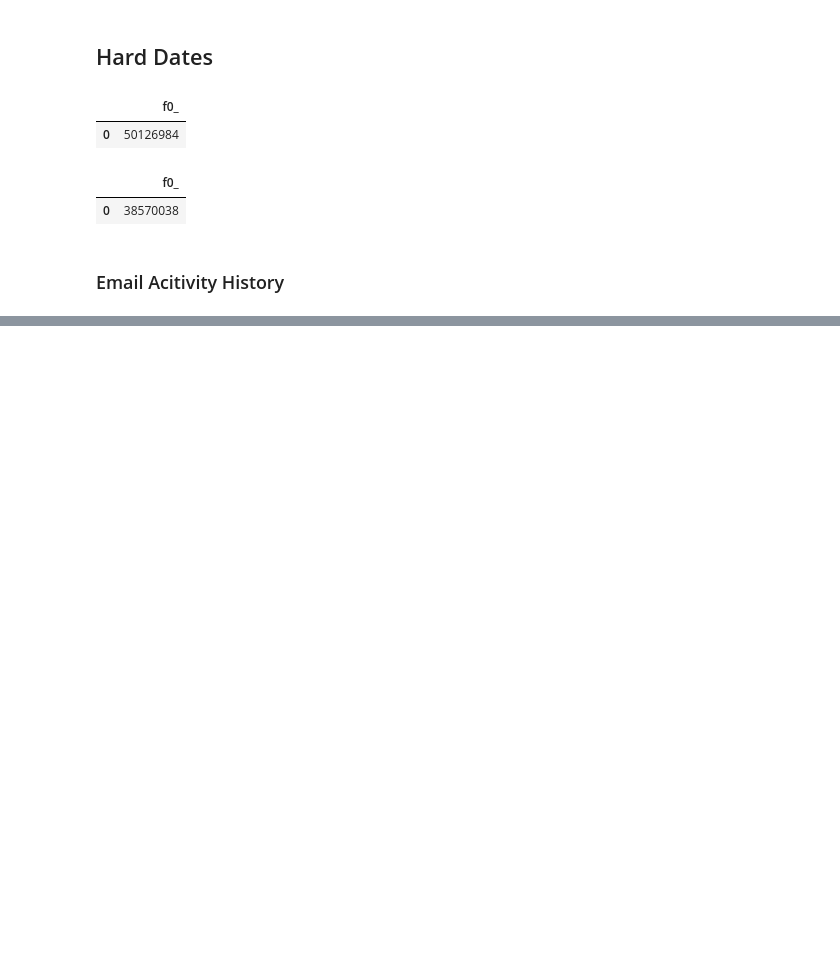
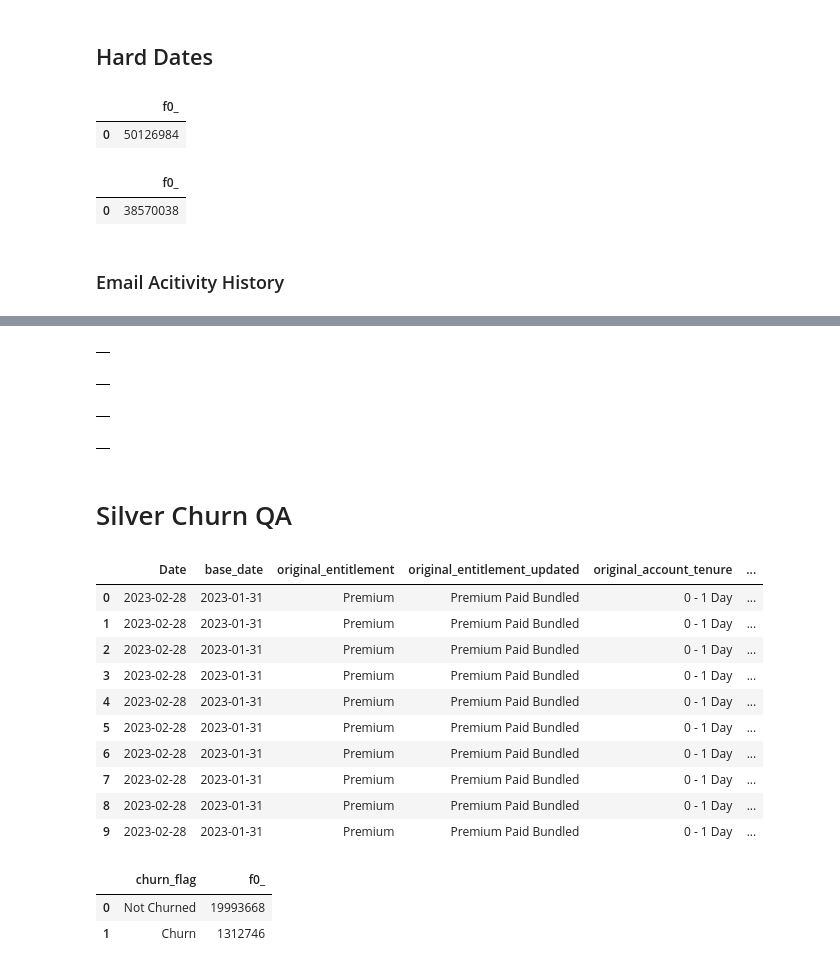
Before and after one commit to sandersli-nbc/CRM-Dashboard, a Jupyter notebook: test.ipynb, the cells around one changed output, grey strips where cells are left out. Drawn from its saved outputs; the diff is of its cells as text; code cells hidden in the pictures; blank space fills up the shorter version.

```diff
--- a/test.ipynb
+++ b/test.ipynb
@@ -806,0 +491,80 @@ select * from `nbcu-ds-sandbox-a-001.SLi_sandbox.Email_Activity_Summary` order b
+# %%
+%%bigquery --project nbcu-ds-sandbox-a-001 --params $params
+
+CREATE OR REPLACE TABLE `nbcu-ds-sandbox-a-001.SLi_sandbox.Paid_Winbacks_Denom` AS
+    SELECT  distinct adobe_tracking_id
+    FROM
+    (
+        SELECT  adobe_tracking_id
+            ,report_date
+        FROM `nbcu-ds-prod-001.PeacockDataMartSilver.SILVER_USER`
+        WHERE paying_account_flag = 'NonPaying'
+        AND report_date BETWEEN @report_start_date AND @report_end_date
+    )
+    WHERE adobe_tracking_id NOT IN ( SELECT distinct adobe_tracking_id FROM `nbcu-ds-sandbox-a-001.SLi_sandbox.upgrade_never` WHERE report_date BETWEEN @report_start_date AND @report_end_date)
+# %% [output]
+|  |
+# %%
+%%bigquery --project nbcu-ds-sandbox-a-001 --params $params
+
+CREATE OR REPLACE TABLE `nbcu-ds-sandbox-a-001.SLi_sandbox.Paid_Winbacks_Num` AS
+    SELECT  distinct adobe_tracking_id
+    FROM `nbcu-ds-sandbox-a-001.SLi_sandbox.upgrade_date_rank`
+    WHERE upgrade_row_number > 1
+    AND report_date BETWEEN @report_start_date AND @report_end_date
+# %% [output]
+|  |
+# %%
+%%bigquery --project nbcu-ds-sandbox-a-001 --params $params
+
+CREATE OR REPLACE TABLE `nbcu-ds-sandbox-a-001.SLi_sandbox.EOM_Paid_Churn_Denom` AS
+    SELECT  distinct adobe_tracking_id
+    FROM `nbcu-ds-prod-001.PeacockDataMartSilver.SILVER_CHURN`
+    WHERE date = @report_end_date
+    AND entitlement = 'Paid'
+# %% [output]
+|  |
+# %%
+%%bigquery --project nbcu-ds-sandbox-a-001 --params $params
+
+CREATE OR REPLACE TABLE `nbcu-ds-sandbox-a-001.SLi_sandbox.EOM_Paid_Churn_Num` AS
+    SELECT  distinct adobe_tracking_id
+    FROM `nbcu-ds-prod-001.PeacockDataMartSilver.SILVER_CHURN`
+    WHERE date = @report_end_date
+    AND entitlement = 'Paid'
+    AND Churn_flag = 'Churn'
+# %% [output]
+|  |
+# %% [markdown]
+# Silver Churn QA
+# %%
+%%bigquery --project nbcu-ds-sandbox-a-001
+SELECT  *
+FROM `nbcu-ds-prod-001.PeacockDataMartSilver.SILVER_CHURN`
+WHERE base_date = '2023-01-31'
+and entitlement = 'Paid'
+limit 10;
+# %% [output]
+|  | Date | base_date | original_entitlement | original_entitlement_updated | original_account_tenure | ... |
+| 0 | 2023-02-28 | 2023-01-31 | Premium | Premium Paid Bundled | 0 - 1 Day | ... |
+| 1 | 2023-02-28 | 2023-01-31 | Premium | Premium Paid Bundled | 0 - 1 Day | ... |
+| 2 | 2023-02-28 | 2023-01-31 | Premium | Premium Paid Bundled | 0 - 1 Day | ... |
+| 3 | 2023-02-28 | 2023-01-31 | Premium | Premium Paid Bundled | 0 - 1 Day | ... |
+| 4 | 2023-02-28 | 2023-01-31 | Premium | Premium Paid Bundled | 0 - 1 Day | ... |
+| 5 | 2023-02-28 | 2023-01-31 | Premium | Premium Paid Bundled | 0 - 1 Day | ... |
+| 6 | 2023-02-28 | 2023-01-31 | Premium | Premium Paid Bundled | 0 - 1 Day | ... |
+| 7 | 2023-02-28 | 2023-01-31 | Premium | Premium Paid Bundled | 0 - 1 Day | ... |
+| 8 | 2023-02-28 | 2023-01-31 | Premium | Premium Paid Bundled | 0 - 1 Day | ... |
+| 9 | 2023-02-28 | 2023-01-31 | Premium | Premium Paid Bundled | 0 - 1 Day | ... |
+# %%
+%%bigquery --project nbcu-ds-sandbox-a-001
+SELECT  churn_flag
+       ,COUNT(DISTINCT adobe_tracking_id)
+FROM `nbcu-ds-prod-001.PeacockDataMartSilver.SILVER_CHURN`
+WHERE base_date = '2023-01-31'
+and entitlement = 'Paid'
+GROUP BY  1
+# %% [output]
+|  | churn_flag | f0_ |
+| 0 | Not Churned | 19993668 |
+| 1 | Churn | 1312746 |
```
Also changed, not shown: parts of 73 cells of this notebook, 6 other files.
